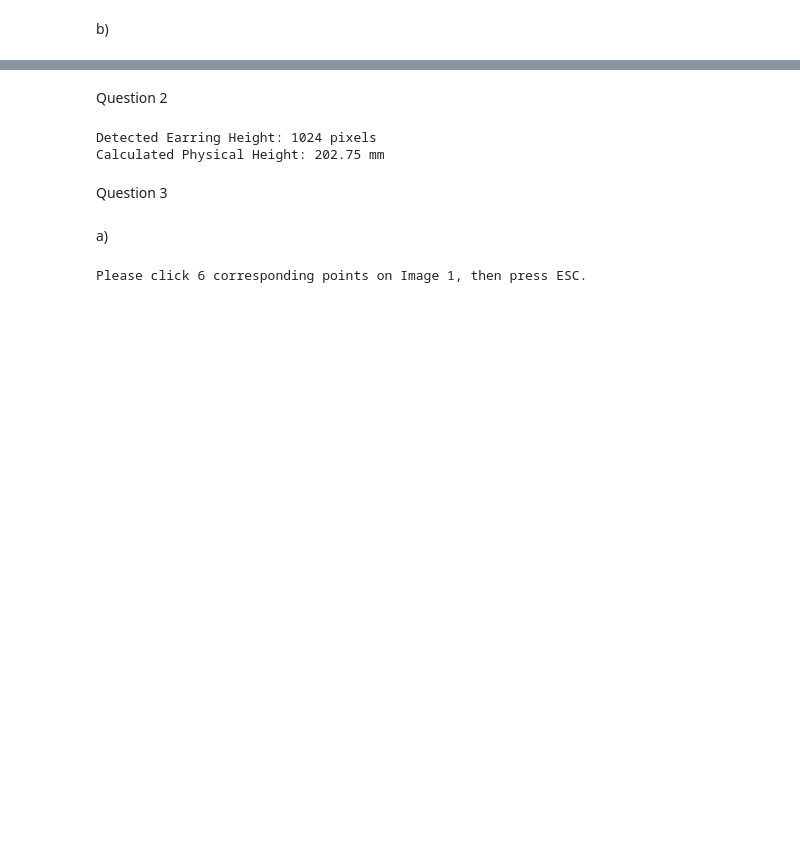
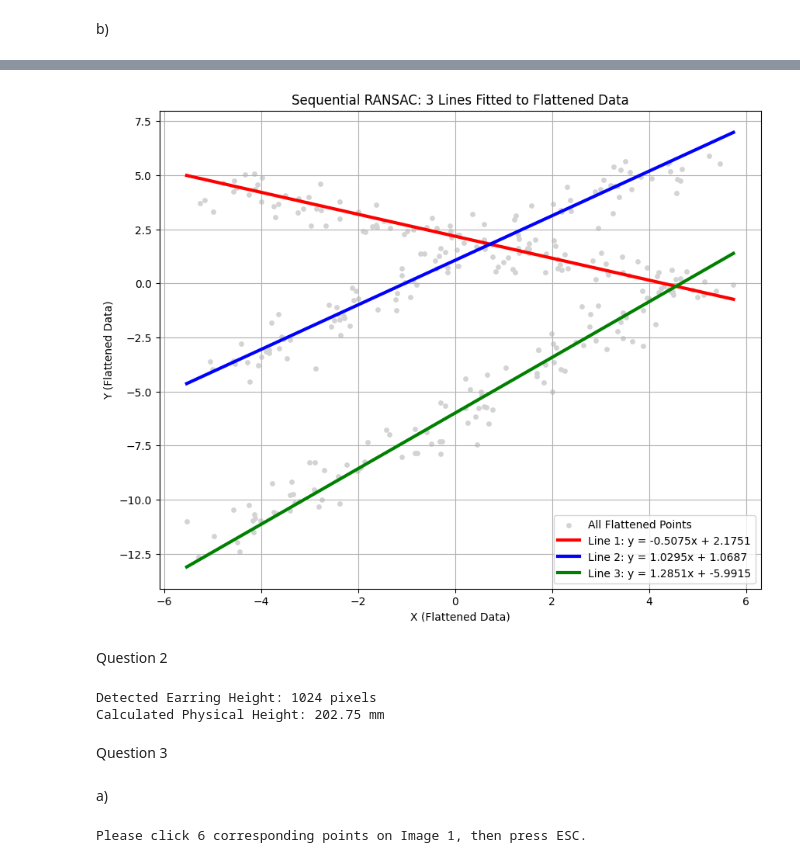
Before and after one commit to SeneshaMandakini/Fitting_Allignment, a Jupyter notebook: file.ipynb, the cells around one changed output, grey strips where cells are left out. Cells and saved outputs as stored; diff of their text form; code cells hidden in the pictures; blank space fills up the shorter version.

```diff
--- a/file.ipynb
+++ b/file.ipynb
@@ -144,3 +160,27 @@ Points remaining for next search: 83
+# %%
+import matplotlib.pyplot as plt
+
+plt.figure(figsize=(10, 8))
+
+plt.scatter(points[:, 0], points[:, 1], color='lightgray', s=15, label='All Flattened Points')
+
+x_min, x_max = np.min(points[:, 0]), np.max(points[:, 0])
+x_vals = np.linspace(x_min, x_max, 100)
+
+colors = ['red', 'blue', 'green']
+
+for i, (m, c_int) in enumerate(lines_found):
+    y_vals = m * x_vals + c_int
+    plt.plot(x_vals, y_vals, color=colors[i], linewidth=3, label=f'Line {i+1}: y = {m:.4f}x + {c_int:.4f}')
+
+plt.title('Sequential RANSAC: 3 Lines Fitted to Flattened Data')
+plt.xlabel('X (Flattened Data)')
+plt.ylabel('Y (Flattened Data)')
+plt.legend()
+plt.grid(True)
+plt.show()
+# %% [output]
+[figure, added]
 # %% [markdown]
 Question 2
 # %%
```
Also changed, not shown: parts of 2 cells of this notebook.
